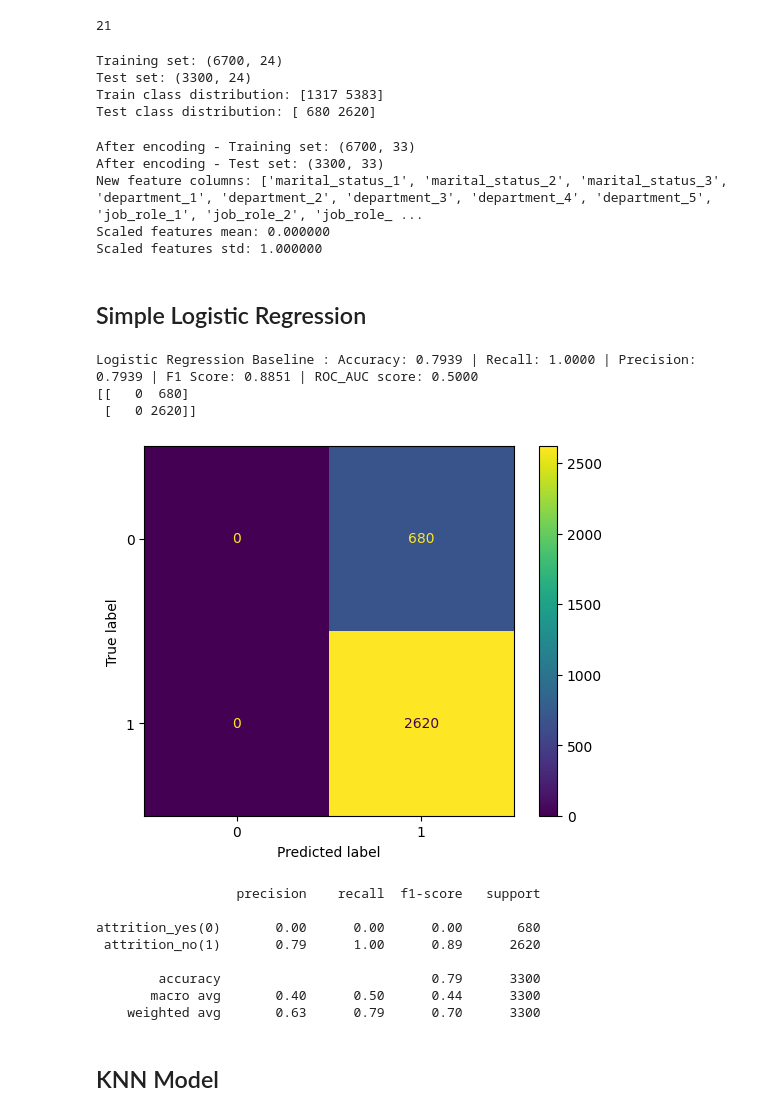
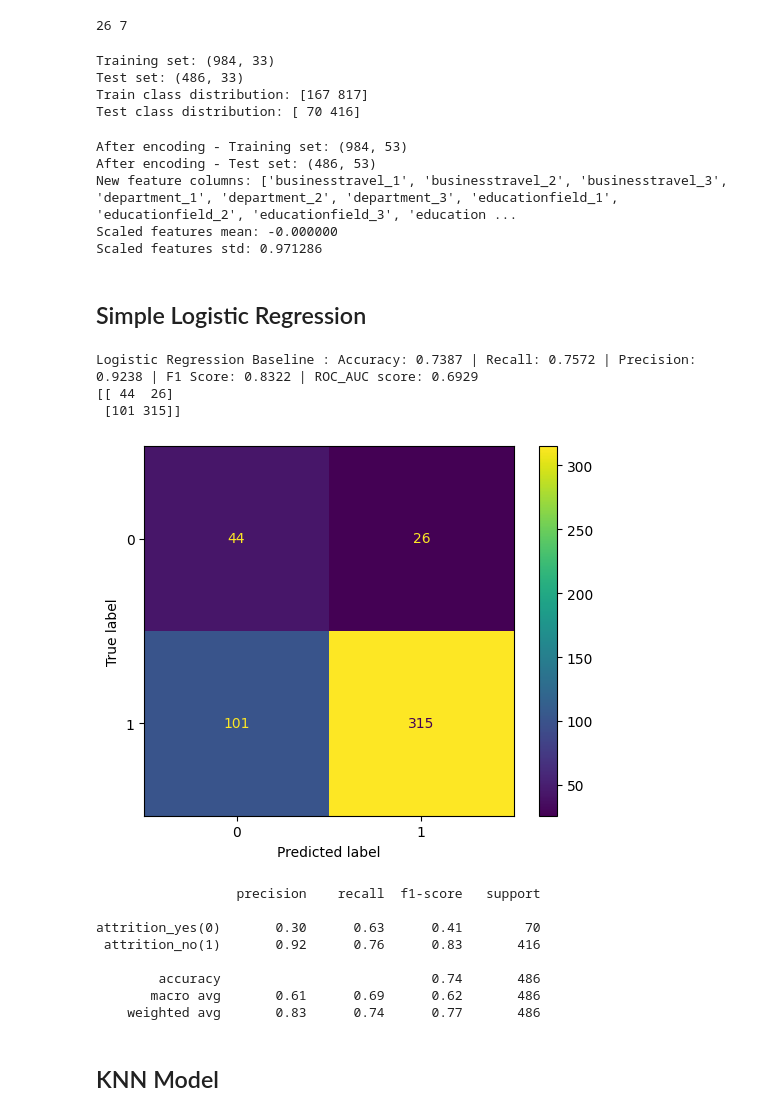
Before and after one commit to remiljw/Capstone-Employee-Churn, a Jupyter notebook: models/baseline.ipynb, the cells around one changed output. Drawn from its saved outputs; the diff is of its cells as text; code cells hidden in the pictures.

```diff
--- a/models/baseline.ipynb
+++ b/models/baseline.ipynb
@@ -17,7 +17,7 @@ from sklearn.svm import SVC
 from sklearn.tree import DecisionTreeClassifier
 from sklearn.ensemble import RandomForestClassifier
 # %%
-df = pd.read_csv('../data/employee_attrition_dataset_10000.csv', index_col=0)
+df = pd.read_csv('../data/employee-attrition.csv', index_col=0)
 df.columns = df.columns.str.strip().str.lower()
 print(f"Dataset shape: {df.shape}")
 print("\nFirst 5 rows:")
@@ -46,13 +46,9 @@ attrition
 Name: count, dtype: int64
 # %%
-df['overtime'].value_counts()
 attrition_mask = df['attrition'] == 'No'
-overtime_mask = df['overtime'] == 'No'
 gender_mask = df['gender'] == 'Male'
 df['attrition'] = attrition_mask.astype(int)
-df['overtime'] = overtime_mask.astype(int)
 df['gender'] = gender_mask.astype(int)
 df.head(7)
-
 # print(df.isnull().sum())
 # %% [output]
@@ -69,14 +65,10 @@ df.head(7)
 # %%
 df.dtypes
-df.select_dtypes(include=["int64"]).columns.tolist()
+cat_cols = df.select_dtypes(include=["str"]).columns.tolist()
+num_cols = df.select_dtypes(include=["int64"]).columns.drop('attrition').tolist()
+print(len(num_cols), len(cat_cols))
+# %% [output]
+26 7
-# %%
-cat_cols = ['marital_status', 'department', 'job_role']
-num_cols = ['age', 'gender', 'job_level', 'monthly_income', 'hourly_rate', 'years_at_company', 'years_in_current_role', 'years_since_last_promotion', 'work_life_balance', 'job_satisfaction',
-            'performance_rating', 'training_hours_last_year', 'overtime', 'project_count', 'average_hours_worked_per_week', 'absenteeism', 'work_environment_satisfaction', 'relationship_with_manager',
-            'job_involvement', 'distance_from_home', 'number_of_companies_worked']
-print(len(num_cols))
-# %% [output]
-21
 # %%
 df_shuffled = df.sample(frac=1, random_state=42).reset_index(drop=True)
 x = df[cat_cols + num_cols]
@@ -89,10 +81,10 @@ print(f"Test set: {X_test.shape}")
 print(f"Train class distribution: {np.bincount(y_train)}")
 print(f"Test class distribution: {np.bincount(y_test)}")
 # %% [output]
-Training set: (6700, 24)
-Test set: (3300, 24)
-Train class distribution: [1317 5383]
-Test class distribution: [ 680 2620]
+Training set: (984, 33)
+Test set: (486, 33)
+Train class distribution: [167 817]
+Test class distribution: [ 70 416]
 # %%
 ohe = ce.OneHotEncoder(cols=cat_cols)
 X_train_encoded = ohe.fit_transform(X_train)
@@ -110,11 +102,11 @@ X_test_scaled = scaler.transform(X_test_encoded)
 print(f"Scaled features mean: {X_train_scaled.mean():.6f}")
 print(f"Scaled features std: {X_train_scaled.std():.6f}")
 # %% [output]
-After encoding - Training set: (6700, 33)
-After encoding - Test set: (3300, 33)
-New feature columns: ['marital_status_1', 'marital_status_2', 'marital_status_3', 'department_1', 'department_2', 'department_3', 'department_4', 'department_5', 'job_role_1', 'job_role_2', 'job_role_ ...
-Scaled features mean: 0.000000
-Scaled features std: 1.000000
+After encoding - Training set: (984, 53)
+After encoding - Test set: (486, 53)
+New feature columns: ['businesstravel_1', 'businesstravel_2', 'businesstravel_3', 'department_1', 'department_2', 'department_3', 'educationfield_1', 'educationfield_2', 'educationfield_3', 'education ...
+Scaled features mean: -0.000000
+Scaled features std: 0.971286
 # %%
 def CMDisplay(y_test, y_pred):
     cm = confusion_matrix(y_test, y_pred, labels=[0, 1])
@@ -128,31 +120,31 @@ def CMDisplay(y_test, y_pred):
 ## Simple Logistic Regression
 # %%
 
-lr_baseline = LogisticRegression(random_state=42)
+lr_baseline = LogisticRegression(random_state=42, class_weight='balanced')
 lr_baseline.fit(X_train_scaled, y_train)
 
 y_pred_lr = lr_baseline.predict(X_test_scaled)
 accuracy_lr = accuracy_score(y_test, y_pred_lr)
 rec_lr = recall_score(y_test, y_pred_lr)
 prec_lr = precision_score(y_test, y_pred_lr)
 f1_score_lr = f1_score(y_test, y_pred_lr)
 roc_auc_score_lr = roc_auc_score(y_test, y_pred_lr)
 
 print(f"Logistic Regression Baseline : Accuracy: {accuracy_lr:.4f} | Recall: {rec_lr:.4f} | Precision: {prec_lr:.4f} | F1 Score: {f1_score_lr:.4f} | ROC_AUC score: {roc_auc_score_lr:.4f}")
 CMDisplay(y_test, y_pred_lr)
 # %% [output]
-Logistic Regression Baseline : Accuracy: 0.7939 | Recall: 1.0000 | Precision: 0.7939 | F1 Score: 0.8851 | ROC_AUC score: 0.5000
-[[   0  680]
- [   0 2620]]
+Logistic Regression Baseline : Accuracy: 0.7387 | Recall: 0.7572 | Precision: 0.9238 | F1 Score: 0.8322 | ROC_AUC score: 0.6929
+[[ 44  26]
+ [101 315]]
-[figure, old version]
+[figure, new version]
                   precision    recall  f1-score   support
 
-attrition_yes(0)       0.00      0.00      0.00       680
- attrition_no(1)       0.79      1.00      0.89      2620
+attrition_yes(0)       0.30      0.63      0.41        70
+ attrition_no(1)       0.92      0.76      0.83       416
 
-        accuracy                           0.79      3300
-       macro avg       0.40      0.50      0.44      3300
-    weighted avg       0.63      0.79      0.70      3300
+        accuracy                           0.74       486
+       macro avg       0.61      0.69      0.62       486
+    weighted avg       0.83      0.74      0.77       486
 # %% [markdown]
 ## KNN Model
 # %%
```
Also changed, not shown: parts of 18 cells of this notebook, 3 other files.
